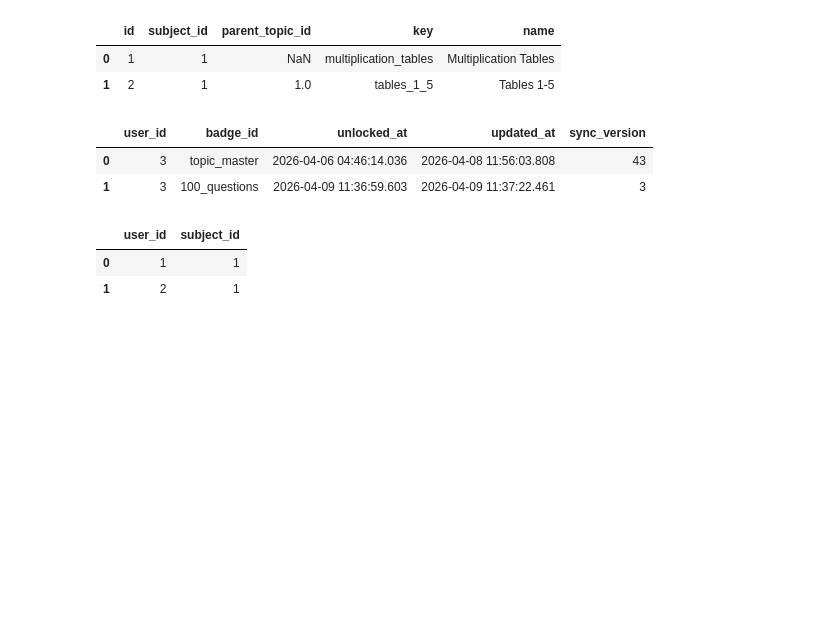
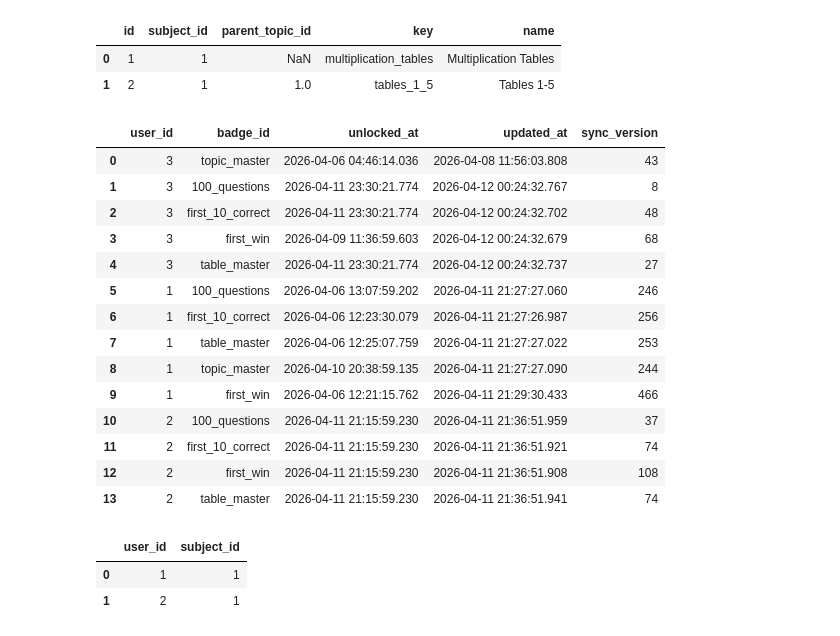
Before and after one commit to aimldlprojects/quizwiz, a Jupyter notebook: server/testing.ipynb, the cells around one changed output. Saved outputs shown, nothing was run; the diff lists cells and outputs as text; code cells hidden in the pictures; blank space fills up the shorter version.

```diff
--- a/server/testing.ipynb
+++ b/server/testing.ipynb
@@ -128,11 +129,23 @@ topics_df.head(2)
 # %%
 # user_badges table content
 user_badges_df = fetch_table_df("user_badges", limit=None)
-user_badges_df.head(2)
+user_badges_df
 # %% [output]
 |  | user_id | badge_id | unlocked_at | updated_at | sync_version |
 | 0 | 3 | topic_master | 2026-04-06 04:46:14.036 | 2026-04-08 11:56:03.808 | 43 |
-| 1 | 3 | 100_questions | 2026-04-09 11:36:59.603 | 2026-04-09 11:37:22.461 | 3 |
+| 1 | 3 | 100_questions | 2026-04-11 23:30:21.774 | 2026-04-12 00:24:32.767 | 8 |
+| 2 | 3 | first_10_correct | 2026-04-11 23:30:21.774 | 2026-04-12 00:24:32.702 | 48 |
+| 3 | 3 | first_win | 2026-04-09 11:36:59.603 | 2026-04-12 00:24:32.679 | 68 |
+| 4 | 3 | table_master | 2026-04-11 23:30:21.774 | 2026-04-12 00:24:32.737 | 27 |
+| 5 | 1 | 100_questions | 2026-04-06 13:07:59.202 | 2026-04-11 21:27:27.060 | 246 |
+| 6 | 1 | first_10_correct | 2026-04-06 12:23:30.079 | 2026-04-11 21:27:26.987 | 256 |
+| 7 | 1 | table_master | 2026-04-06 12:25:07.759 | 2026-04-11 21:27:27.022 | 253 |
+| 8 | 1 | topic_master | 2026-04-10 20:38:59.135 | 2026-04-11 21:27:27.090 | 244 |
+| 9 | 1 | first_win | 2026-04-06 12:21:15.762 | 2026-04-11 21:29:30.433 | 466 |
+| 10 | 2 | 100_questions | 2026-04-11 21:15:59.230 | 2026-04-11 21:36:51.959 | 37 |
+| 11 | 2 | first_10_correct | 2026-04-11 21:15:59.230 | 2026-04-11 21:36:51.921 | 74 |
+| 12 | 2 | first_win | 2026-04-11 21:15:59.230 | 2026-04-11 21:36:51.908 | 108 |
+| 13 | 2 | table_master | 2026-04-11 21:15:59.230 | 2026-04-11 21:36:51.941 | 74 |
 # %%
 # user_subjects table content
 user_subjects_df = fetch_table_df("user_subjects", limit=None)
```
Also changed, not shown: parts of 1 cell of this notebook, 4 other files.
